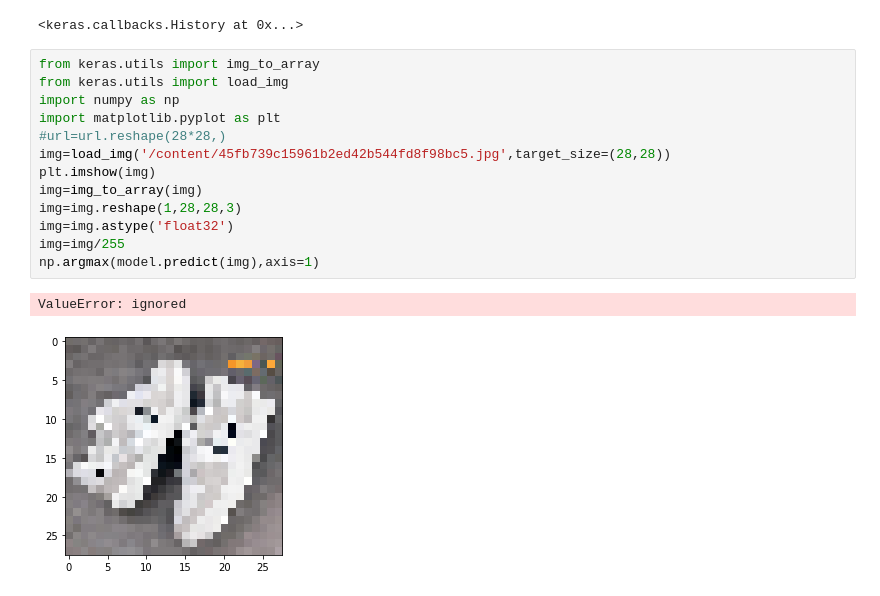
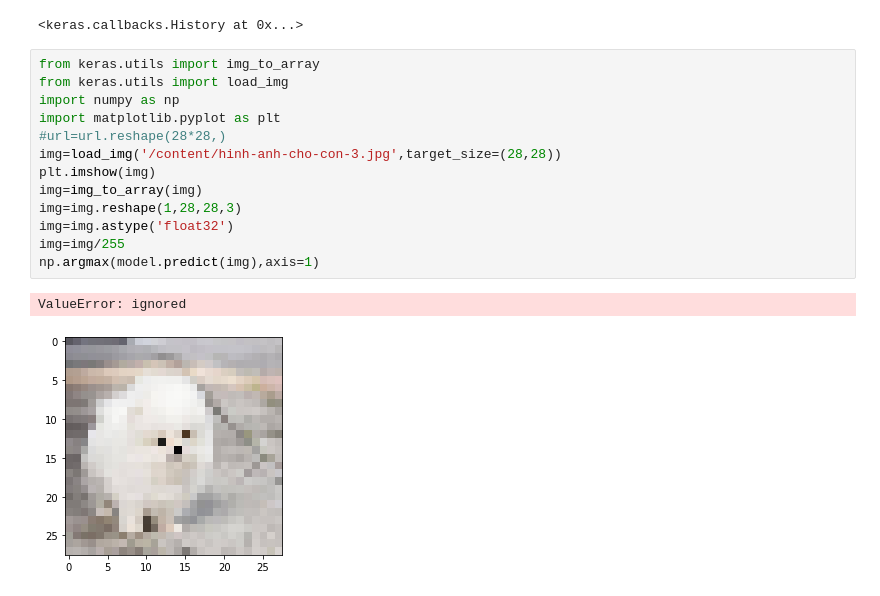
Before and after one commit to trituespkt/BT-AI, a Jupyter notebook: Untitled0.ipynb, the cells around one changed output. Drawn from its saved outputs; the diff is of its cells as text.

```diff
--- a/Untitled0.ipynb
+++ b/Untitled0.ipynb
@@ -1225,16 +1190,16 @@ Epoch 20/20
 # %%
 from keras.utils import img_to_array
 from keras.utils import load_img
 import numpy as np
 import matplotlib.pyplot as plt
 #url=url.reshape(28*28,)
-img=load_img('/content/45fb739c15961b2ed42b544fd8f98bc5.jpg',target_size=(28,28))
+img=load_img('/content/hinh-anh-cho-con-3.jpg',target_size=(28,28))
 plt.imshow(img)
 img=img_to_array(img)
 img=img.reshape(1,28,28,3)
 img=img.astype('float32')
 img=img/255
 np.argmax(model.predict(img),axis=1)
 # %% [output]
 ValueError: ignored
-[figure, old version]
+[figure, new version]
```
Also changed, not shown: parts of 7 cells of this notebook.
